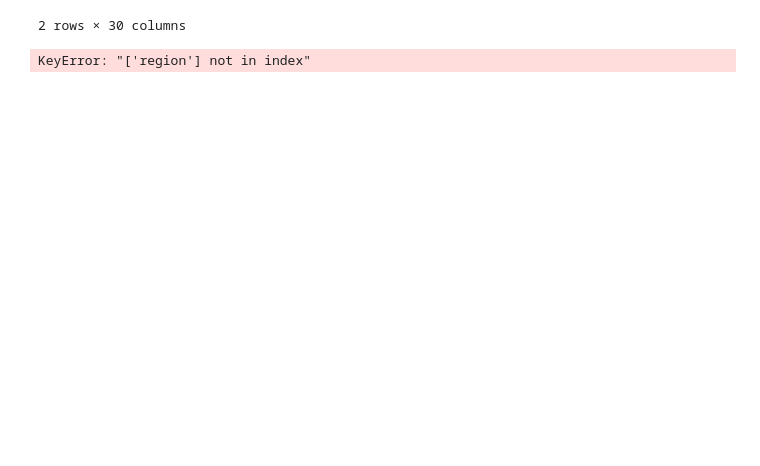
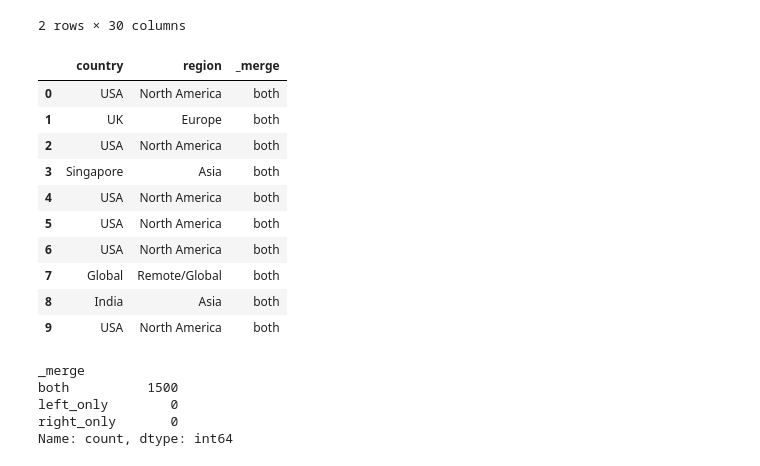
Before and after one commit to gunathangavel/python-data-analysis-libraries, a Jupyter notebook: pandas_data_analysis.ipynb, the cells around one changed output. Cells and saved outputs as stored; diff of their text form; code cells hidden in the pictures; blank space fills up the shorter version.

```diff
--- a/pandas_data_analysis.ipynb
+++ b/pandas_data_analysis.ipynb
@@ -222,6 +222,6 @@ Name: required_skills, dtype: object
 # %%
 # split each skill by "|" and make it a list
-df["skills_list"] = df["required_skills"].str.split("|")
+df["skills_list"] = df["required_skills"].str.split("|", regex=False)
 
 # check how it looks now
 df["skills_list"].head(5)
@@ -271,8 +271,7 @@ df[["posting_year", "posting_month"]].head(5)
 # %%
 # combine year and month into one real date column
 df["posting_date"] = pd.to_datetime(
-    df["posting_year"].astype(str) + "-" + df["posting_month"].astype(str) + "-01"
-)
+    df["posting_year"].astype("string") + "-" + df["posting_month"].astype("string") + "-01", errors="coerce")
 
 # check the output
 df["posting_date"].head(5)
@@ -449,18 +448,40 @@ df[df["country"].isin(["USA"])].head(2)
 2 rows × 30 columns
 # %%
 # small lookup table - maps country to region
-# this is just a manual reference table, like you'd get from a separate file in real work
-region_map = pd.DataFrame({
-    "country": ["USA", "Canada", "UK", "Germany", "France", "Netherlands",
-                "Switzerland", "Australia", "Japan", "Singapore", "UAE", "Global","India", "China"],
-    "region": ["North America", "North America", "Europe", "Europe", "Europe", "Europe",
-               "Europe", "Oceania", "Asia", "Asia", "Middle East", "Remote/Global","Asia", "Asia"]
-})
+# this is just a manual reference table
+# Remove columns created by the earlier merge, if present
+df = df.drop(
+    columns=["region", "_merge"],
+    errors="ignore"
+)
+# Merge the lookup table once
+df = df.merge(
+    region_map,
+    on="country",
+    how="left",
+    validate="many_to_one",
+    indicator=True
+)
 
-# merge this region info into our main dataframe, matching on "country"
-df = df.merge(region_map, on="country", how="left")
+# view results
+display(df[["country", "region", "_merge"]].head(10))
 
-# check result
-df[["country", "region"]].head(10)
+# Check matched and unmatched rows
+print(df["_merge"].value_counts())
 # %% [output]
+|  | country | region | _merge |
+| 0 | USA | North America | both |
+| 1 | UK | Europe | both |
+| 2 | USA | North America | both |
+| 3 | Singapore | Asia | both |
+| 4 | USA | North America | both |
+| 5 | USA | North America | both |
+| 6 | USA | North America | both |
+| 7 | Global | Remote/Global | both |
+| 8 | India | Asia | both |
+| 9 | USA | North America | both |
-KeyError: "['region'] not in index"
+_merge
+both          1500
+left_only        0
+right_only       0
+Name: count, dtype: int64
```
Also changed, not shown: parts of 8 cells of this notebook.
